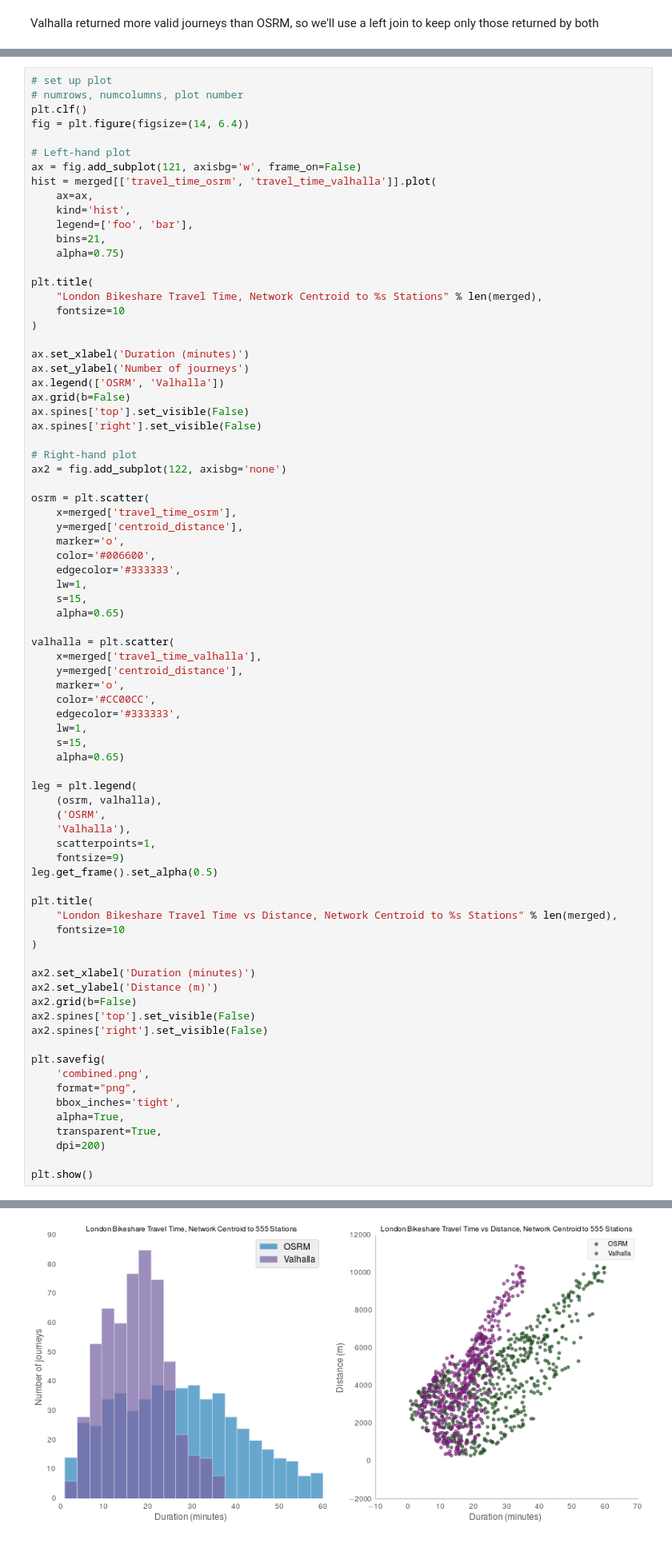
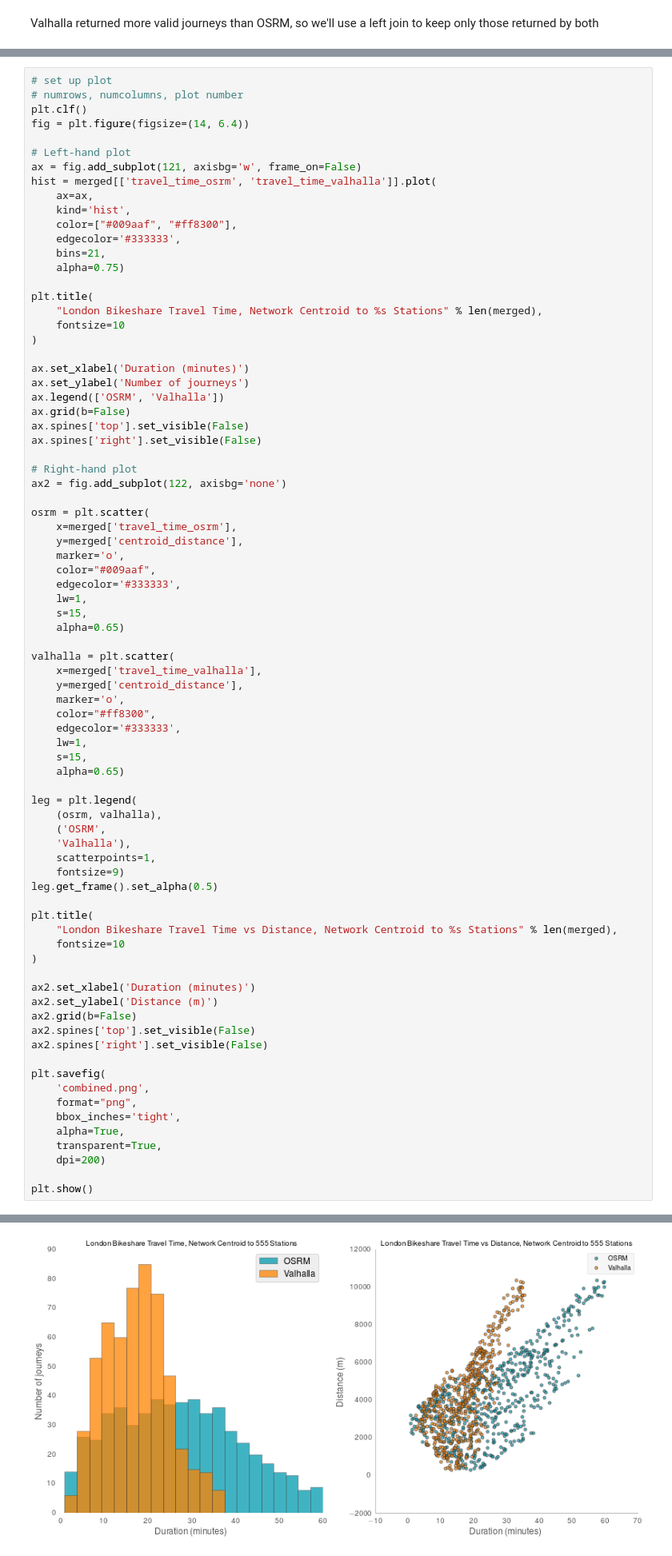
Before and after one commit to urschrei/router_comparison, a Jupyter notebook: OSRM_vs_Valhalla.ipynb, the cells around one changed output, grey strips where cells are left out. Shown at 80% size. Drawn from its saved outputs; the diff is of its cells as text.

```diff
--- a/OSRM_vs_Valhalla.ipynb
+++ b/OSRM_vs_Valhalla.ipynb
@@ -85,7 +85,8 @@ ax = fig.add_subplot(121, axisbg='w', frame_on=False)
 hist = merged[['travel_time_osrm', 'travel_time_valhalla']].plot(
     ax=ax,
     kind='hist',
-    legend=['foo', 'bar'],
+    color=["#009aaf", "#ff8300"],
+    edgecolor='#333333',
     bins=21,
     alpha=0.75)
 
@@ -108,7 +109,7 @@ osrm = plt.scatter(
     x=merged['travel_time_osrm'],
     y=merged['centroid_distance'],
     marker='o',
-    color='#006600',
+    color="#009aaf",
     edgecolor='#333333',
     lw=1,
     s=15,
@@ -118,7 +119,7 @@ valhalla = plt.scatter(
     x=merged['travel_time_valhalla'],
     y=merged['centroid_distance'],
     marker='o',
-    color='#CC00CC',
+    color="#ff8300",
     edgecolor='#333333',
     lw=1,
     s=15,
@@ -127,33 +128,33 @@ valhalla = plt.scatter(
 leg = plt.legend(
     (osrm, valhalla),
     ('OSRM',
     'Valhalla'),
     scatterpoints=1,
     fontsize=9)
 leg.get_frame().set_alpha(0.5)
 
 plt.title(
     "London Bikeshare Travel Time vs Distance, Network Centroid to %s Stations" % len(merged),
     fontsize=10
 )
 
 ax2.set_xlabel('Duration (minutes)')
 ax2.set_ylabel('Distance (m)')
 ax2.grid(b=False)
 ax2.spines['top'].set_visible(False)
 ax2.spines['right'].set_visible(False)
 
 plt.savefig(
     'combined.png',
     format="png",
     bbox_inches='tight',
     alpha=True,
     transparent=True,
     dpi=200)
 
 plt.show()
 # %% [output]
 <matplotlib.figure.Figure at 0x...>
-[figure, old version]
+[figure, new version]
 # %% [markdown]
 As is obvious from the histogram and plot, the journey times and their distribution vary significantly between the two routers; Valhalla thinks you can get to any station in just over 35 minutes, with the majority taking 15–20 minutes. OSRM's journey times are far more evenly distributed, and greater in duration. [Most](https://twitter.com/mapzen/status/626080158890479620) (though [not all](https://twitter.com/mapzen/status/626083924192690176)) of the variation in duration is explained by Valhalla's default cycle speed of **25kph**, versus OSRM's **15kph**. When cycling speed and other costing options become available in the API, it'll be much easier to make more nuanced comparisons.
```
Also changed, not shown: 1 other file.
